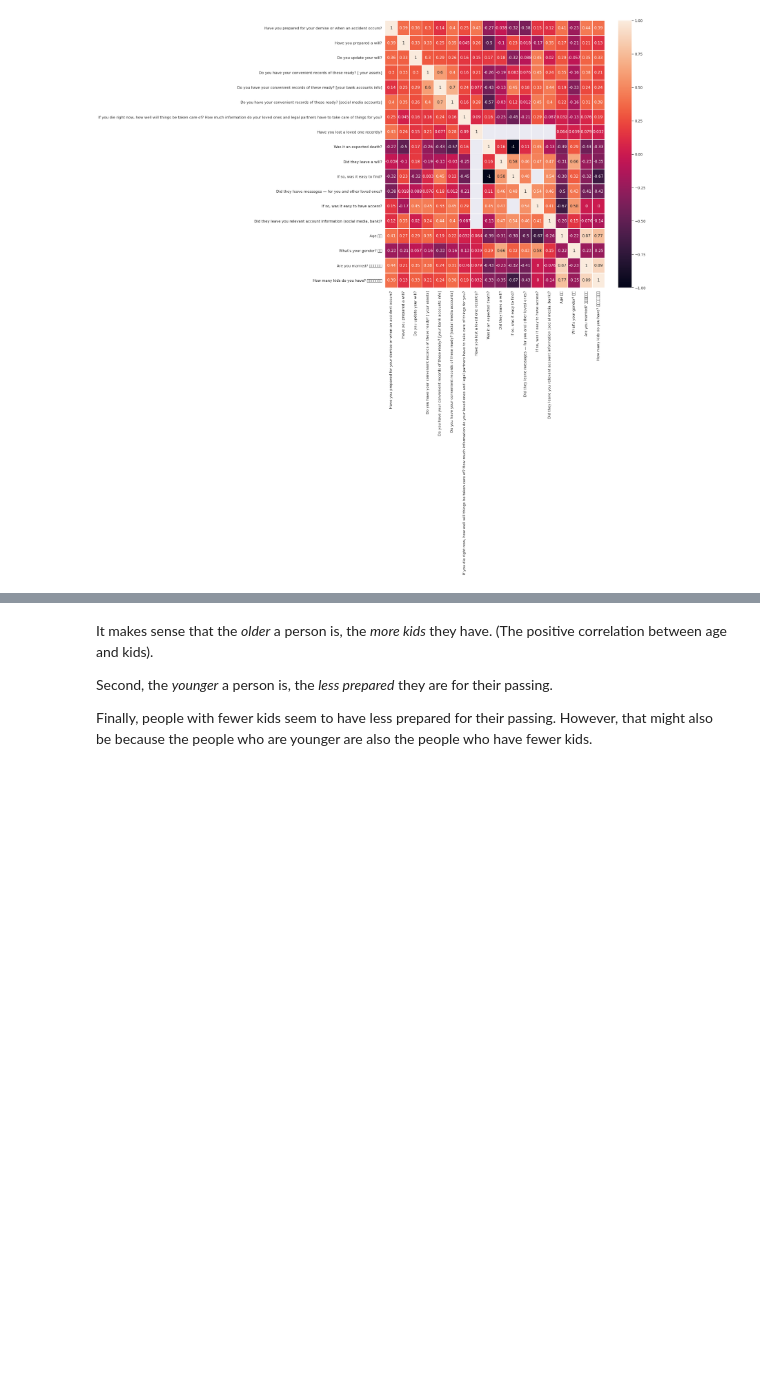
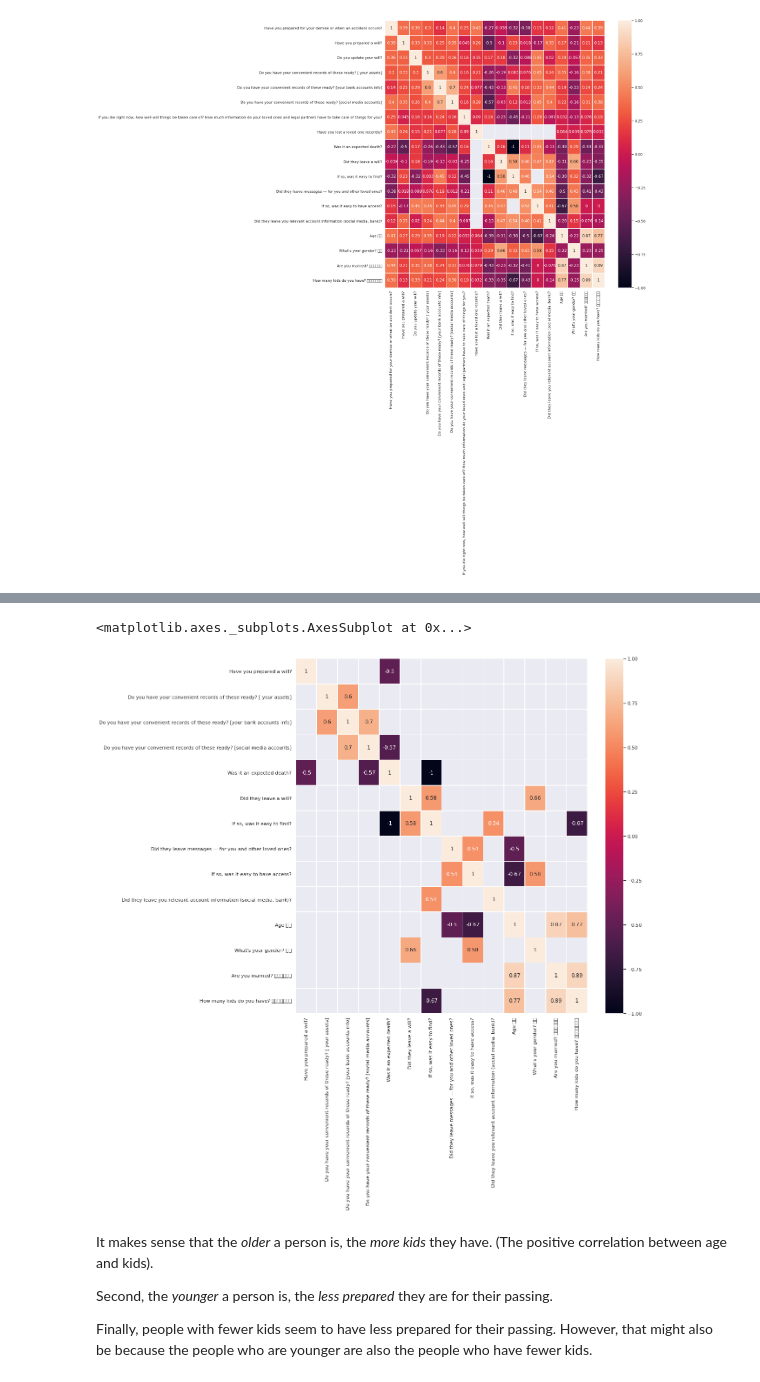
Before and after one commit to Inventrohyder/death-app, a Jupyter notebook: Analysis.ipynb, the cells around one changed output, grey strips where cells are left out. Drawn from its saved outputs; the diff is of its cells as text; code cells hidden in the pictures; blank space fills up the shorter version.

Commit message:
✨ feat: save visualisation of filtered corr matrices

```diff
--- a/Analysis.ipynb
+++ b/Analysis.ipynb
@@ -128,7 +128,17 @@ abs(correlations) > 0.5
 | Are you married? 你結婚了嗎？ | False | False | False | False | ... |
 | How many kids do you have? 你有幾個小孩？ | False | False | False | False | ... |
 # %%
-correlations[abs(correlations) > 0.5].dropna(axis=0,how="all", thresh=2).dropna(axis=1,how="all", thresh=2)
+filtered = correlations[abs(correlations) > 0.5].dropna(
+    axis=0,
+    how="all",
+    thresh=2
+    ).dropna(
+        axis=1,
+        how="all",
+        thresh=2
+        )
+
+filtered
 # %% [output]
 |  | Have you prepared a will? | Do you have your convenient recor... | Do you have your convenient recor... | Do you have your convenient recor... | ... |
 | Have you prepared a will? | 1.000000 | NaN | NaN | NaN | ... |
@@ -145,6 +155,12 @@ correlations[abs(correlations) > 0.5].dropna(axis=0,how="all", thresh=2).dropna(
 | What's your gender? 性別 | NaN | NaN | NaN | NaN | ... |
 | Are you married? 你結婚了嗎？ | NaN | NaN | NaN | NaN | ... |
 | How many kids do you have? 你有幾個小孩？ | NaN | NaN | NaN | NaN | ... |
+# %%
+f, ax = plt.subplots(figsize=(15, 15))
+sns.heatmap(filtered, annot=True, linewidths=.5, ax=ax)
+# %% [output]
+<matplotlib.axes._subplots.AxesSubplot at 0x...>
+[figure, added]
 # %% [markdown]
 It makes sense that the *older* a person is, the *more kids* they have. (The positive correlation between age and kids).
 
```
